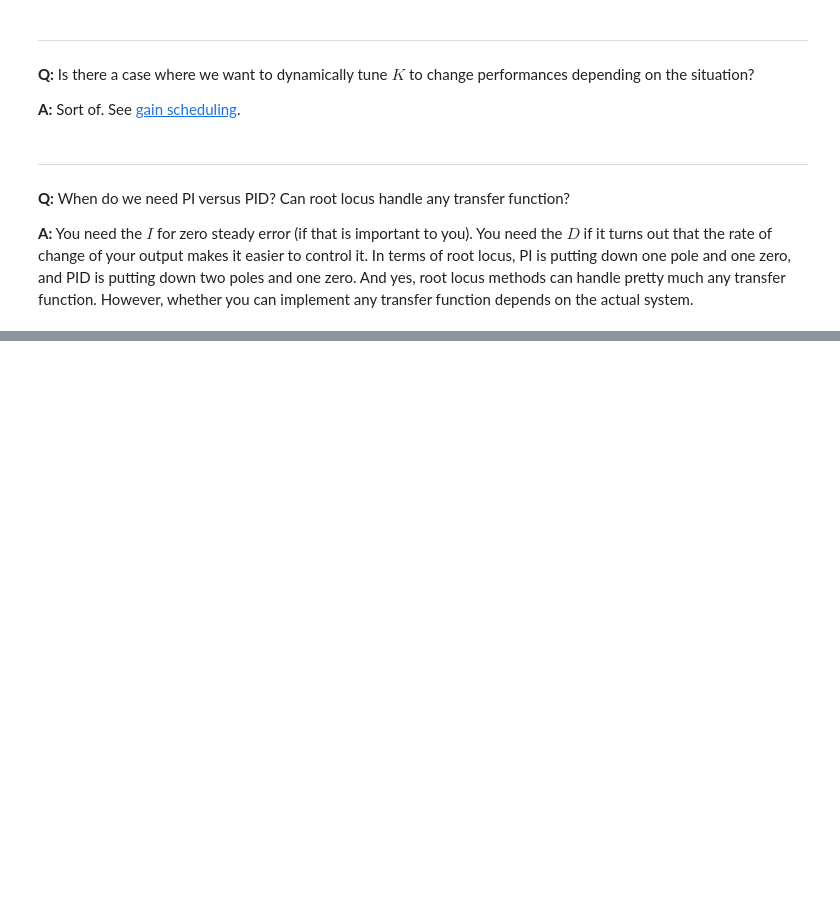
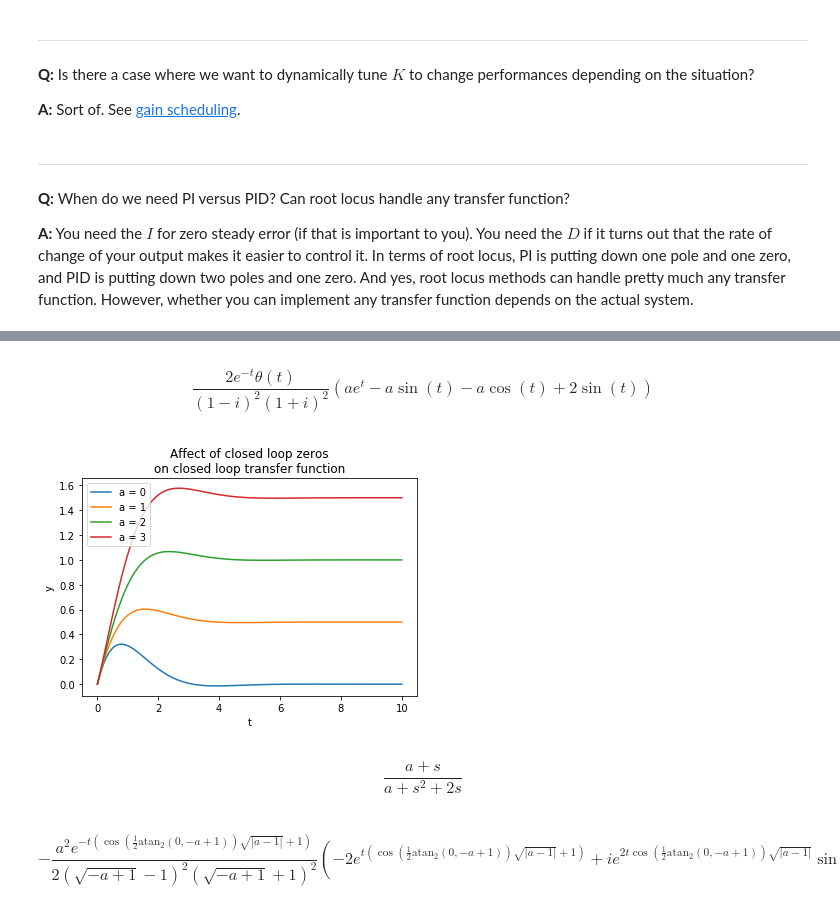
Before and after one commit to klavins/ECE447, a Jupyter notebook: lectures/FAQ.ipynb, the cells around one changed output, grey strips where cells are left out. Drawn from its saved outputs; the diff is of its cells as text; code cells hidden in the pictures; blank space fills up the shorter version.

```diff
--- a/lectures/FAQ.ipynb
+++ b/lectures/FAQ.ipynb
@@ -623,0 +654,37 @@ Many factory automation systems are open loop as well. For example, a car painti
+# %%
+var("s t a")
+var("t a", real=true, positive=true)
+T = (s+a) / ( s**2 + 2*s + 2 )
+Y = (1/s)*T
+y = inverse_laplace_transform(Y,s,t)
+# y.simplify()
+# %%
+y
+# %% [output]
+$$\frac{2 e^{- t} \theta\left(t\right)}{\left(1 - i\right)^{2} \left(1 + i\right)^{2}} \left(a e^{t} - a \sin{\left (t \right )} - a \cos{\left (t \right )} + 2 \sin{\left (t \right )}\right)$$
+# %%
+var("b")
+f = lambdify([t,b], y.subs(a,b), 'numpy')
+tvals = np.linspace(0,10,100)
+for b in [0,1,2,3]:
+    plt.plot(tvals,np.real(f(tvals,b)),label="a = %d" % b)
+plt.legend();
+plt.xlabel("t")
+plt.ylabel("y");
+plt.title("Affect of closed loop zeros\non closed loop transfer function");
+# %% [output]
+[figure, added]
+# %%
+# Zeros in the open loop system can show up in the numerator and
+# the denominator of the closed loop transfer function.
+G = (s+a) / (s**2+s)
+T = G / ( 1 + G)
+T.cancel()
+# %% [output]
+$$\frac{a + s}{a + s^{2} + 2 s}$$
+# %%
+Y = (1/s)*T
+y = inverse_laplace_transform(Y,s,t)
+y
+# %% [output]
+$$- \frac{a^{2} e^{- t \left(\cos{\left (\frac{1}{2} \operatorname{atan_{2}}{\left (0,- a + 1 \right )} \right )} \sqrt{\left|{a - 1}\right|} + 1\right)}}{2 \left(\sqrt{- a + 1} - 1\right)^{2} \left(\sqrt{- a + 1} + 1\right)^{2}} \left(- 2 e^{t \left(\cos{\left (\frac{1}{2} \operatorname{atan_{2}}{\left (0,- a + 1 \right )} \right )} \sqrt{\left|{a - 1}\right|} + 1\right)} + i e^{2 t \cos{\left (\frac{1}{2} \operatorname{atan_{2}}{\left (0,- a + 1 \right )} \right )} \sqrt{\left|{a - 1}\right|}} \sin{\left (t \sin{\left (\frac{1}{2} \operatorname{atan_{2}}{\left (0,- a + 1 \right )} \right )} \sqrt{\left|{a - 1}\right|} \right )} + e^{2 t \cos{\left (\frac{1}{2} \operatorname{atan_{2}}{\left (0,- a + 1 \right )} \right )} \sqrt{\left|{a - 1}\right|}} \cos{\left (t \sin{\left (\frac{1}{2} \operatorname{atan_{2}}{\left (0,- a + 1 \right )} \right )} \sqrt{\left|{a - 1}\right|} \right )} - i \sin{\left (t \sin{\left (\frac{1}{2} \operatorname{atan_{2}}{\left (0,- a + 1 \right )} \right )} \sqrt{\left|{a - 1}\right|} \right )} + \cos{\left (t \sin{\left (\frac{1}{2} \operatorname{atan_{2}}{\left (0,- a + 1 \right )} \right )} \sqrt{\left|{a - 1}\right|} \right )}\right)$$
```
Also changed, not shown: parts of 4 cells of this notebook, 4 other files.
